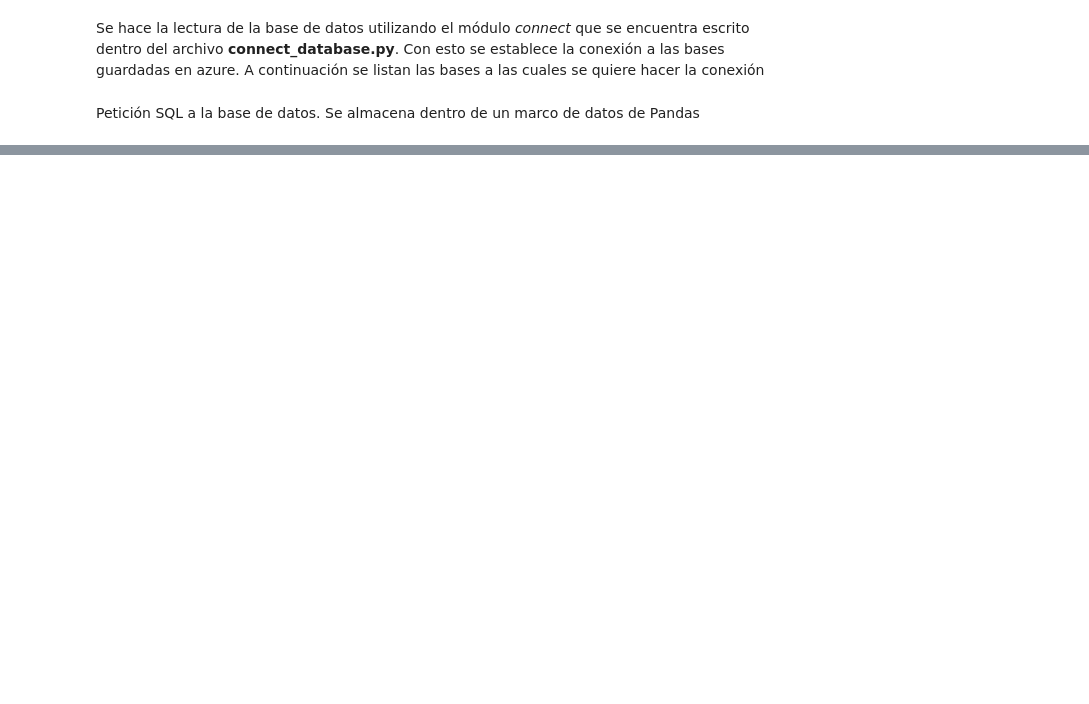
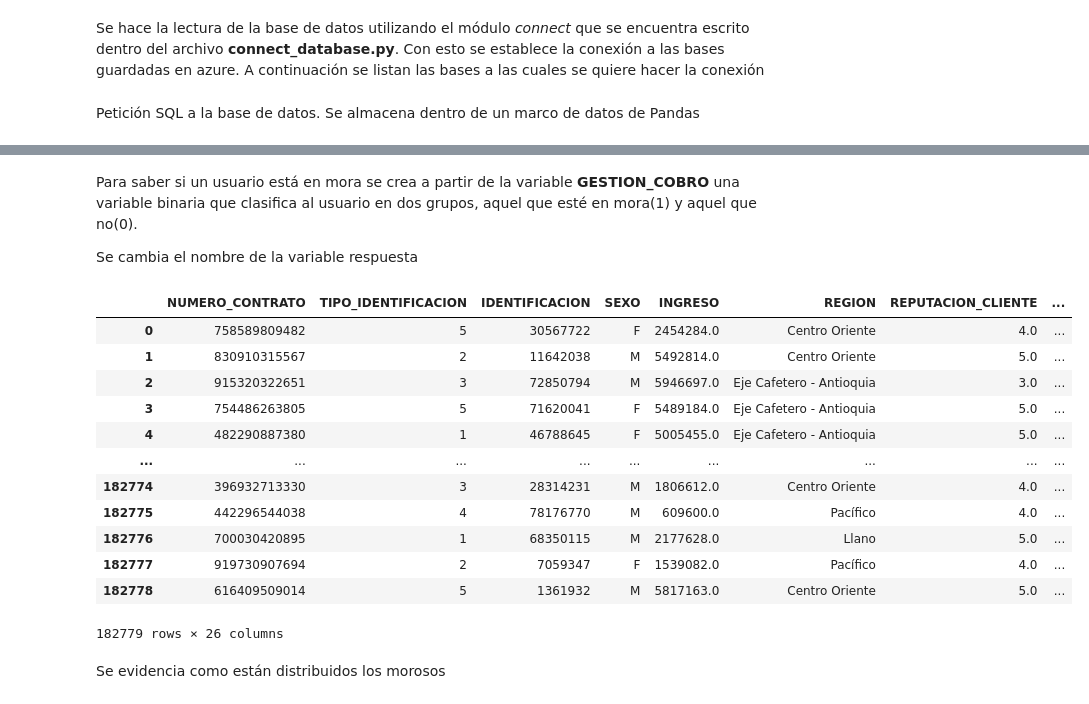
Before and after one commit to jomen93/Cartera, a Jupyter notebook: Modelo.ipynb, the cells around one changed output, grey strips where cells are left out. Cells and saved outputs as stored; diff of their text form; code cells hidden in the pictures; blank space fills up the shorter version.

```diff
--- a/Modelo.ipynb
+++ b/Modelo.ipynb
@@ -66,0 +125,22 @@ Name: ID_FECHA_CONSULTADA, Length: 182779, dtype: object
+# %% [markdown]
+Para saber si un usuario está en mora se crea a partir de la variable __GESTION_COBRO__ una variable binaria que clasifica al usuario en dos grupos, aquel que esté en mora(1) y aquel que no(0).
+
+Se cambia el nombre de la variable respuesta
+# %%
+data.rename(columns={"GESTION_COBRO": "RESPONSE"})
+# %% [output]
+|  | NUMERO_CONTRATO | TIPO_IDENTIFICACION | IDENTIFICACION | SEXO | INGRESO | REGION | REPUTACION_CLIENTE | ... |
+| 0 | 758589809482 | 5 | 30567722 | F | 2454284.0 | Centro Oriente | 4.0 | ... |
+| 1 | 830910315567 | 2 | 11642038 | M | 5492814.0 | Centro Oriente | 5.0 | ... |
+| 2 | 915320322651 | 3 | 72850794 | M | 5946697.0 | Eje Cafetero - Antioquia | 3.0 | ... |
+| 3 | 754486263805 | 5 | 71620041 | F | 5489184.0 | Eje Cafetero - Antioquia | 5.0 | ... |
+| 4 | 482290887380 | 1 | 46788645 | F | 5005455.0 | Eje Cafetero - Antioquia | 5.0 | ... |
+| ... | ... | ... | ... | ... | ... | ... | ... | ... |
+| 182774 | 396932713330 | 3 | 28314231 | M | 1806612.0 | Centro Oriente | 4.0 | ... |
+| 182775 | 442296544038 | 4 | 78176770 | M | 609600.0 | Pacífico | 4.0 | ... |
+| 182776 | 700030420895 | 1 | 68350115 | M | 2177628.0 | Llano | 5.0 | ... |
+| 182777 | 919730907694 | 2 | 7059347 | F | 1539082.0 | Pacífico | 4.0 | ... |
+| 182778 | 616409509014 | 5 | 1361932 | M | 5817163.0 | Centro Oriente | 5.0 | ... |
+182779 rows × 26 columns
+# %% [markdown]
+Se evidencia como están distribuidos los morosos
```
Also changed, not shown: parts of 17 cells of this notebook.
